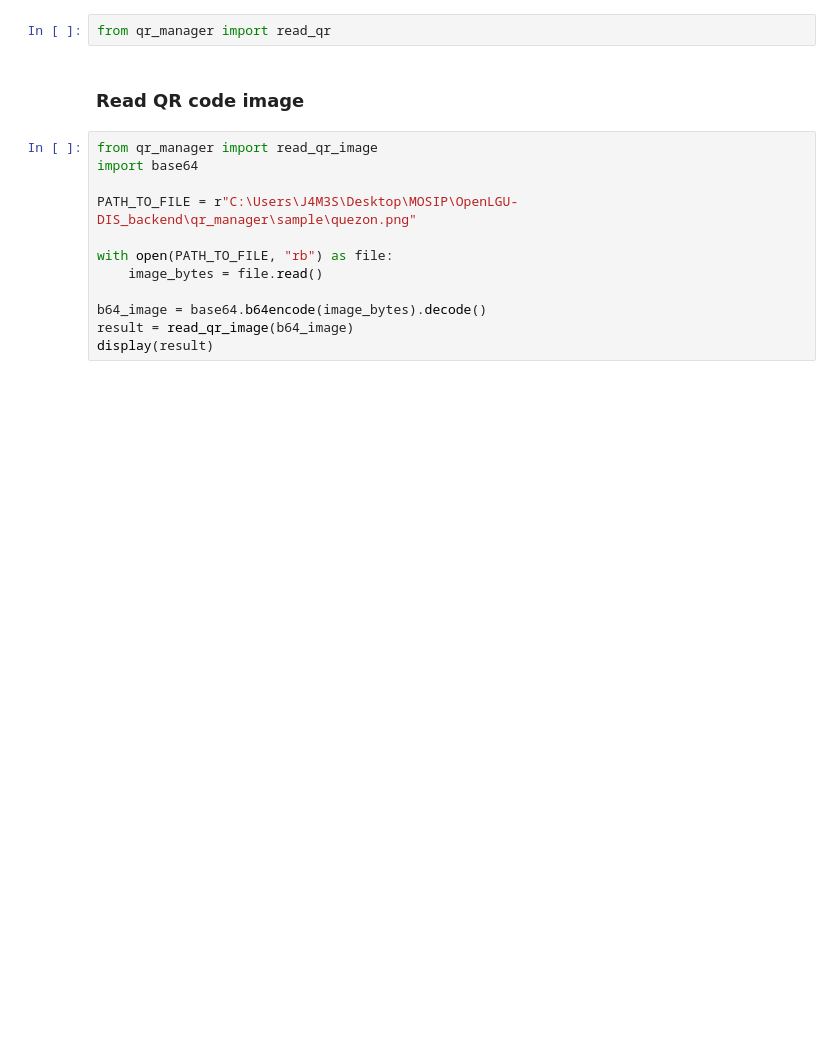
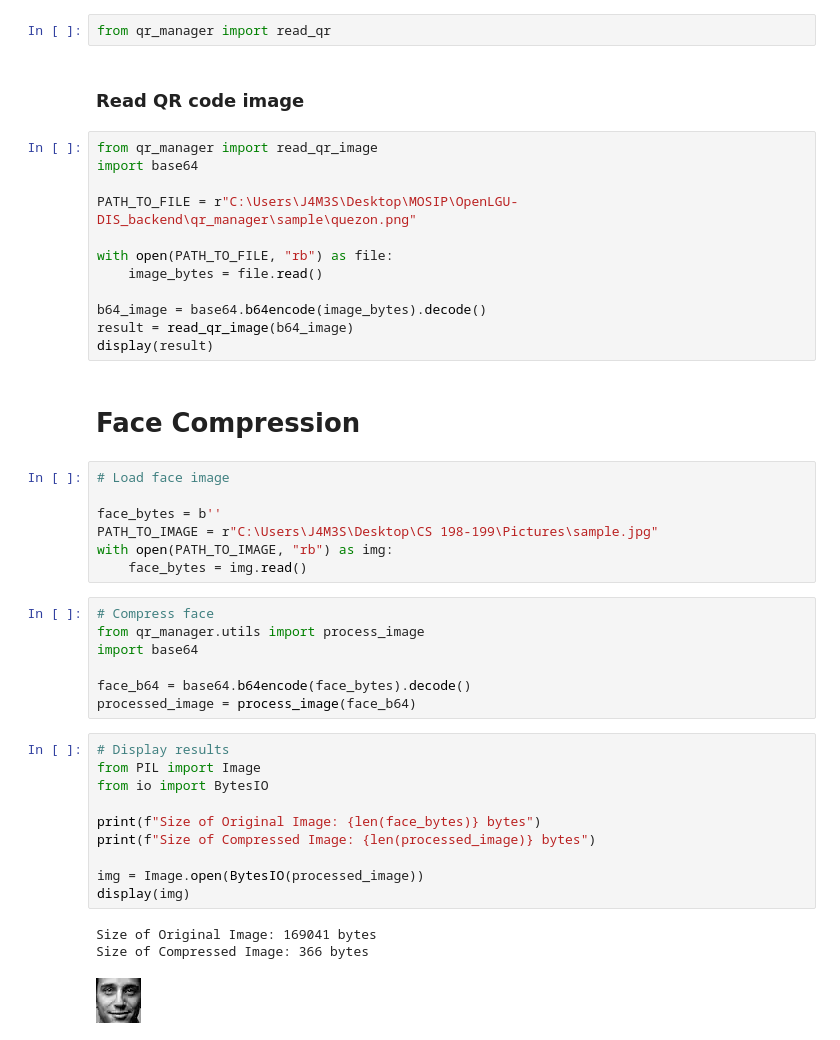
Before and after one commit to 2526-UPD-NDSL-LGU-Thesis/OpenLGU-DIS_backend, a Jupyter notebook: project_utils.ipynb, the cells around one changed output. Saved outputs shown, nothing was run; the diff lists cells and outputs as text; blank space fills up the shorter version.

```diff
--- a/project_utils.ipynb
+++ b/project_utils.ipynb
@@ -129,3 +130,33 @@ with open(PATH_TO_FILE, "rb") as file:
 b64_image = base64.b64encode(image_bytes).decode()
 result = read_qr_image(b64_image)
 display(result)
+# %% [markdown]
+# Face Compression
+# %%
+# Load face image
+
+face_bytes = b''
+PATH_TO_IMAGE = r"C:\Users\J4M3S\Desktop\CS 198-199\Pictures\sample.jpg"
+with open(PATH_TO_IMAGE, "rb") as img:
+    face_bytes = img.read()
+# %%
+# Compress face
+from qr_manager.utils import process_image
+import base64
+
+face_b64 = base64.b64encode(face_bytes).decode()
+processed_image = process_image(face_b64)
+# %%
+# Display results
+from PIL import Image
+from io import BytesIO
+
+print(f"Size of Original Image: {len(face_bytes)} bytes")
+print(f"Size of Compressed Image: {len(processed_image)} bytes")
+
+img = Image.open(BytesIO(processed_image))
+display(img)
+# %% [output]
+Size of Original Image: 169041 bytes
+Size of Compressed Image: 366 bytes
+[figure, added]
```
Also changed, not shown: parts of 2 cells of this notebook.
